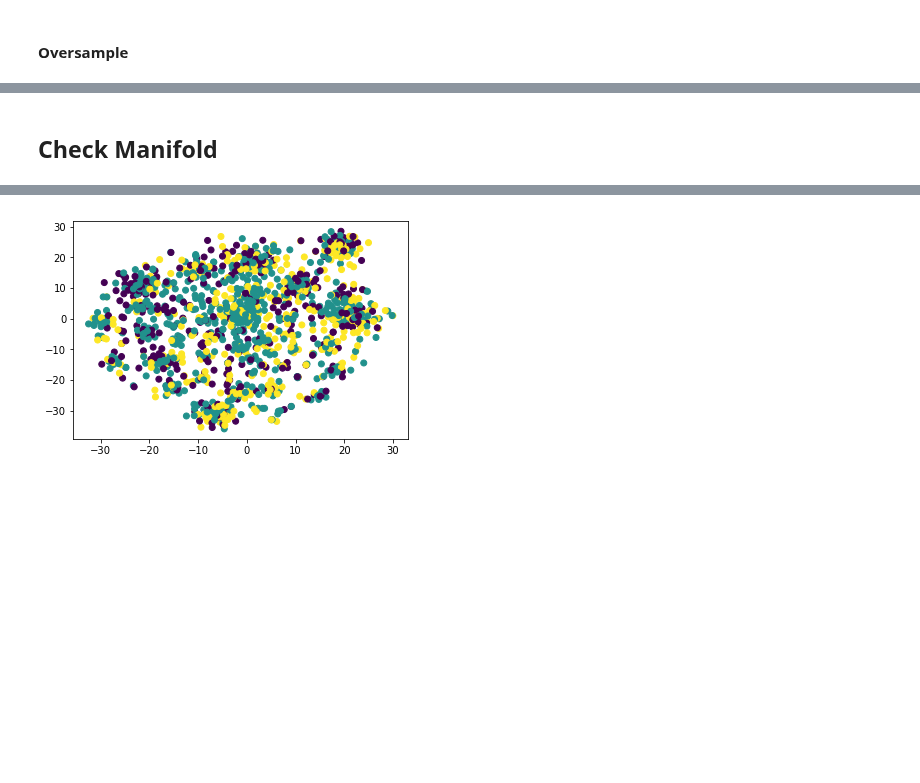
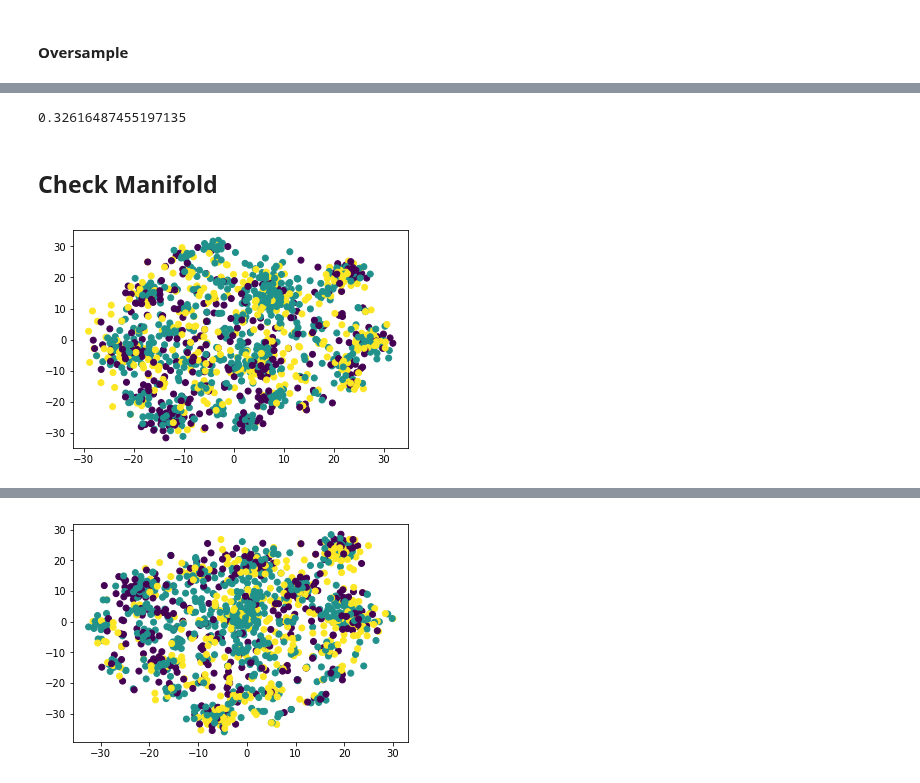
Before and after one commit to CornellDataScience/NLP_Research-FA17, a Jupyter notebook: topic_over_time/classifiers/embedding_comparison_svm.ipynb, the cells around one changed output, grey strips where cells are left out. Drawn from its saved outputs; the diff is of its cells as text; code cells hidden in the pictures; blank space fills up the shorter version.

```diff
--- a/topic_over_time/classifiers/embedding_comparison_svm.ipynb
+++ b/topic_over_time/classifiers/embedding_comparison_svm.ipynb
@@ -356,2 +402,13 @@ array([[44,  5, 18],
+# %%
+classifier.score(X_test, labels_v(y_test))
+# %% [output]
+0.32616487455197135
 # %% [markdown]
 ## Check Manifold
+# %%
+X_embedded = TSNE(n_components=2).fit_transform(x_base)
+# %%
+plt.scatter(X_embedded[:,0], X_embedded[:,1], c = labels_v(y_base))
+plt.show()
+# %% [output]
+[figure, added]
```
Also changed, not shown: parts of 33 cells of this notebook, 1 other file.
